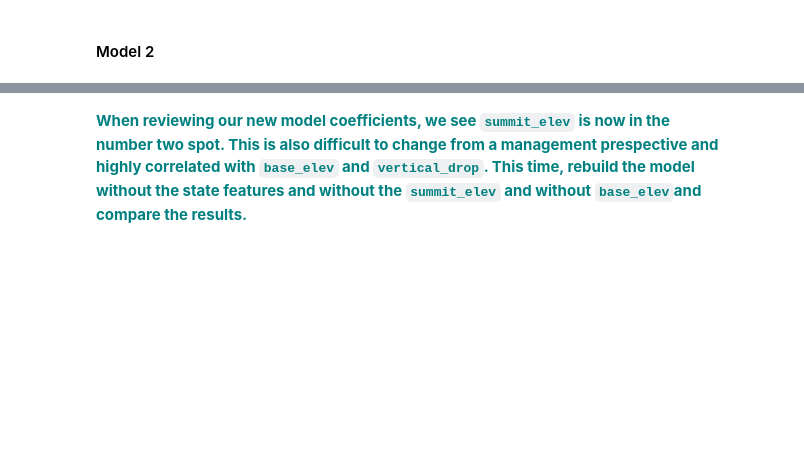
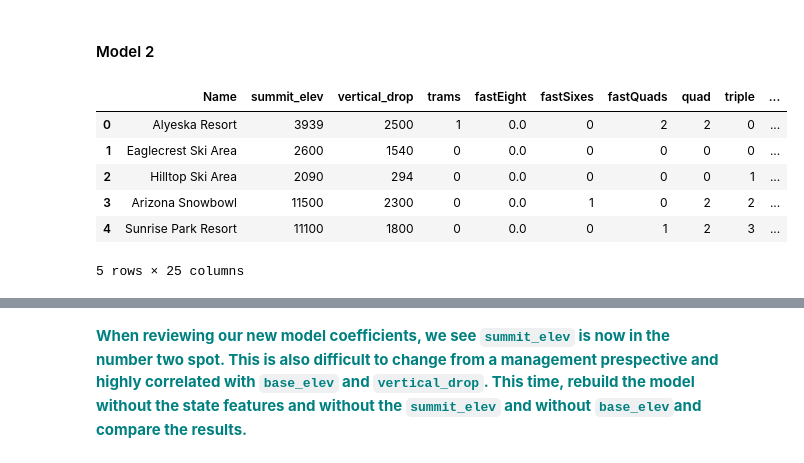
Before and after one commit to adreyzin/mySpringboardRepo, a Jupyter notebook: Guided Capstone/GuidedCapstoneStep4 and step5HL.ipynb, the cells around one changed output, grey strips where cells are left out. Drawn from its saved outputs; the diff is of its cells as text; code cells hidden in the pictures; blank space fills up the shorter version.

```diff
--- a/Guided Capstone/GuidedCapstoneStep4 and step5HL.ipynb
+++ b/Guided Capstone/GuidedCapstoneStep4 and step5HL.ipynb
@@ -185,3 +209,15 @@ Hint: make sure to review the absolute value of the coefficients, because the ad
 Hint: Try to construct another model using exactly the steps we followed above.
 # %% [markdown]
 #### Model 2
+# %%
+#Reload the csv file from step 3 and drop the state column
+df2=pd.read_csv('data/step3_output.csv', index_col=0).drop(['state'], axis=1)
+df2.head()
+# %% [output]
+|  | Name | summit_elev | vertical_drop | trams | fastEight | fastSixes | fastQuads | quad | triple | ... |
+| 0 | Alyeska Resort | 3939 | 2500 | 1 | 0.0 | 0 | 2 | 2 | 0 | ... |
+| 1 | Eaglecrest Ski Area | 2600 | 1540 | 0 | 0.0 | 0 | 0 | 0 | 0 | ... |
+| 2 | Hilltop Ski Area | 2090 | 294 | 0 | 0.0 | 0 | 0 | 0 | 1 | ... |
+| 3 | Arizona Snowbowl | 11500 | 2300 | 0 | 0.0 | 1 | 0 | 2 | 2 | ... |
+| 4 | Sunrise Park Resort | 11100 | 1800 | 0 | 0.0 | 0 | 1 | 2 | 3 | ... |
+5 rows × 25 columns
```
Also changed, not shown: parts of 11 cells of this notebook.
